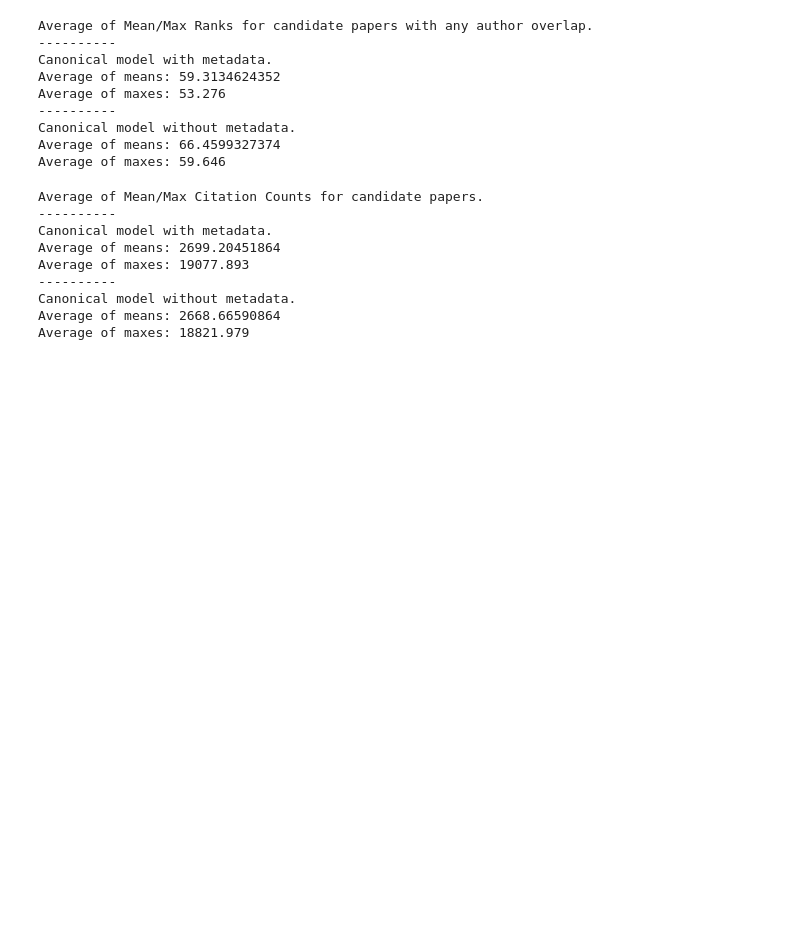
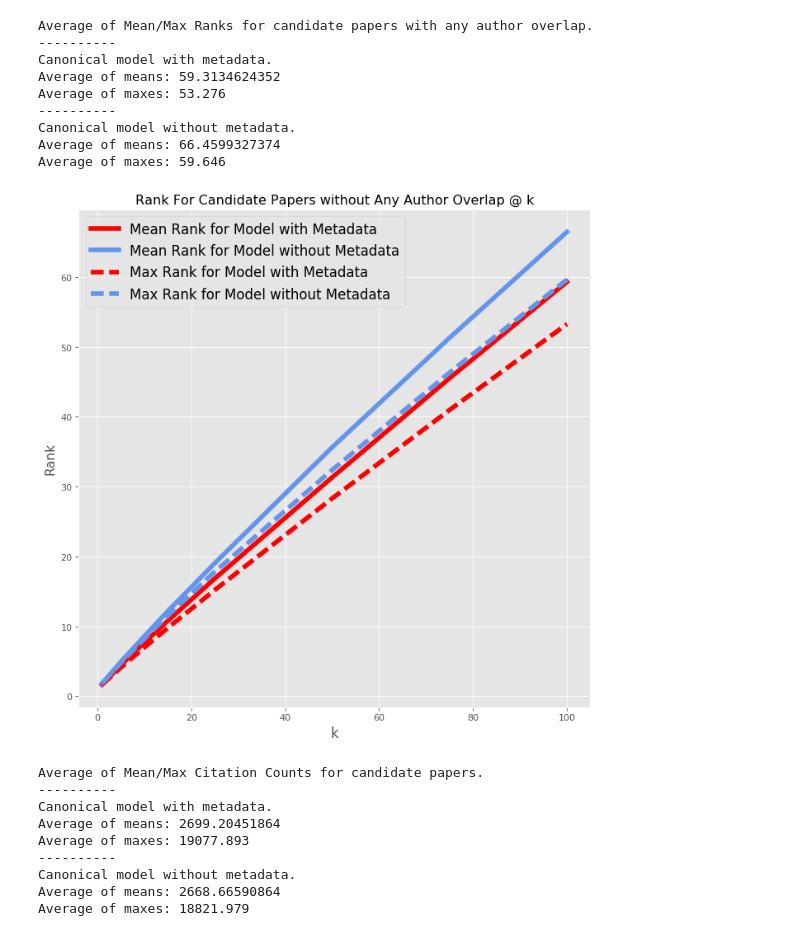
Before and after one commit to allenai/citeomatic, a Jupyter notebook: citeomatic/scripts/bias_experiments.ipynb, the cells around one changed output. Saved outputs shown, nothing was run; the diff lists cells and outputs as text; code cells hidden in the pictures; blank space fills up the shorter version.

Commit message:
new plot

```diff
--- a/citeomatic/scripts/bias_experiments.ipynb
+++ b/citeomatic/scripts/bias_experiments.ipynb
@@ -174,6 +193,20 @@ Average of maxes: 53.276
 Canonical model without metadata.
 Average of means: 66.4599327374
 Average of maxes: 59.646
+# %%
+with plt.style.context('ggplot'):
+    plt.figure(0, figsize=(10, 10), dpi=80)
+    plt.title('Rank For Candidate Papers Without Any Author Overlap @ k')
+    plt.plot(k_range, means1, linestyle='-', color='r', linewidth=5.0, label='Mean Rank for Model with Metadata')
+    plt.plot(k_range, means2, linestyle='-', color='cornflowerblue', linewidth=5.0, label='Mean Rank for Model without Metadata')
+    plt.plot(k_range, maxes1, linestyle='--', color='r', linewidth=5.0, label='Max Rank for Model with Metadata')
+    plt.plot(k_range, maxes2, linestyle='--', color='cornflowerblue', linewidth=5.0, label='Max Rank for Model without Metadata')
+    plt.xlabel('k', fontsize=15)
+    plt.ylabel('Rank', fontsize=14)
+    plt.legend(fontsize=15)#, frameon=False)
+    plt.show()
+# %% [output]
+[figure, added]
 # %%
 '''
 Comparison 2: We can compute the average/max in-citation count of all of the papers in the top 100 candidates
```
Also changed, not shown: parts of 5 cells of this notebook.
